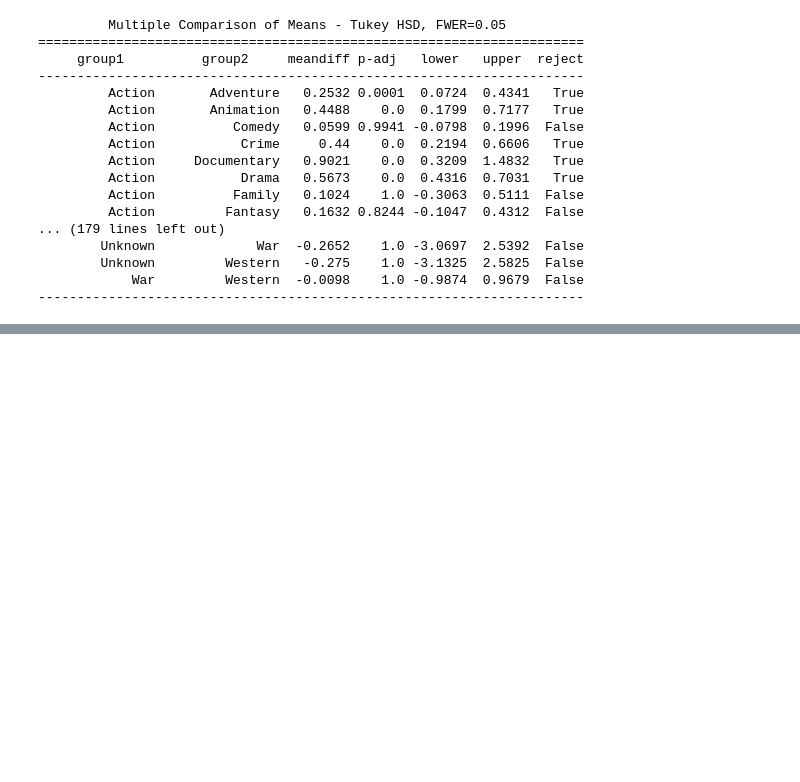
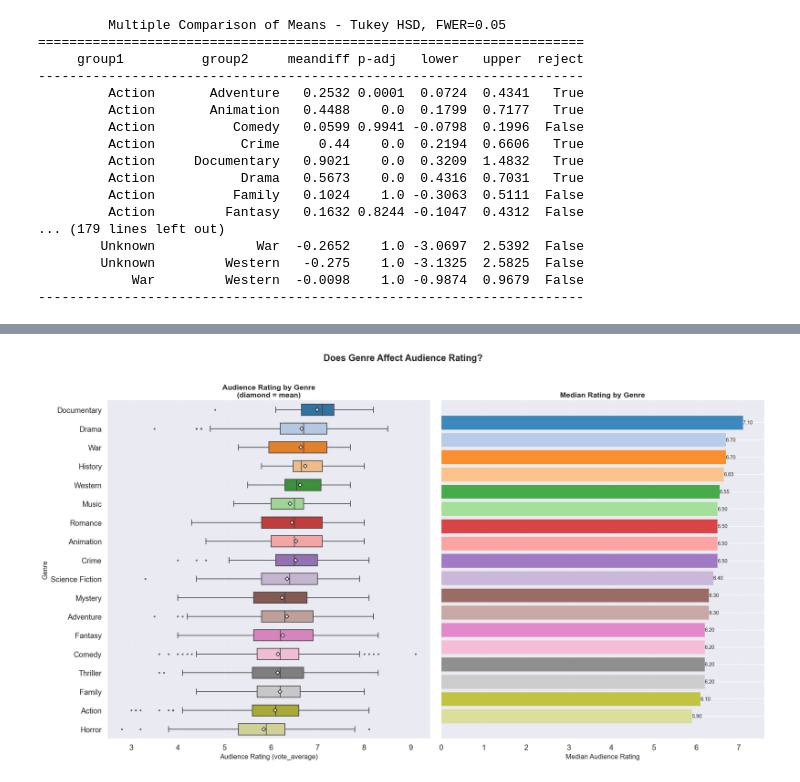
Before and after one commit to DheebhanJeganathan06/CMSC320-Final-Project, a Jupyter notebook: cmsc_320_final_project_checkpoint_2.ipynb, the cells around one changed output, grey strips where cells are left out. Cells and saved outputs as stored; diff of their text form; code cells hidden in the pictures; blank space fills up the shorter version.

```diff
--- a/cmsc_320_final_project_checkpoint_2.ipynb
+++ b/cmsc_320_final_project_checkpoint_2.ipynb
@@ -346,0 +450,50 @@ plt.show()
+# %%
+# Remove TV Movie and Unknown genres
+exclude = {'TV Movie', 'Unknown'}
+df_plot = df_clean[~df_clean['primary_genre'].isin(exclude)]
+
+genre_order = (df_plot.groupby('primary_genre')['vote_average']
+               .median().sort_values(ascending=False).index.tolist())
+
+palette = sns.color_palette('tab20', n_colors=len(genre_order))
+color_map = dict(zip(genre_order, palette))
+
+fig, axes = plt.subplots(1, 2, figsize=(18, 10))
+
+# Graph #1: Boxplot with mean marker
+sns.boxplot(
+    data=df_plot, y='primary_genre', x='vote_average',
+    order=genre_order, palette=palette,
+    width=0.6, linewidth=1.2, fliersize=2,
+    showmeans=True,
+    meanprops=dict(marker='D', markerfacecolor='white',
+                   markeredgecolor='black', markersize=5),
+    ax=axes[0]
+)
+axes[0].set_ylabel('Genre', fontsize=12)
+axes[0].set_xlabel('Audience Rating (vote_average)', fontsize=12)
+axes[0].set_title('Audience Rating by Genre\n(diamond = mean)', fontsize=13, fontweight='bold')
+axes[0].grid(axis='x', linestyle='--', alpha=0.4)
+axes[0].spines[['top', 'right']].set_visible(False)
+
+# Graph #2: Median rating bar chart for reference
+medians = (df_plot.groupby('primary_genre')['vote_average'].median().reindex(genre_order))
+
+axes[1].barh(genre_order[::-1], medians[::-1], color=[color_map[g] for g in genre_order[::-1]], edgecolor='none', alpha=0.85)
+for i, (genre, val) in enumerate(zip(genre_order[::-1], medians[::-1])):
+    axes[1].text(val, i, f'{val:.2f}', va='center', fontsize=9)
+
+axes[1].set_xlabel('Median Audience Rating', fontsize=12)
+axes[1].set_title('Median Rating by Genre', fontsize=13, fontweight='bold')
+axes[1].set_xlim(0, medians.max() + 0.5)
+axes[1].grid(axis='x', linestyle='--', alpha=0.4)
+axes[1].spines[['top', 'right']].set_visible(False)
+axes[1].set_yticklabels([])
+
+fig.suptitle('Does Genre Affect Audience Rating?', fontsize=16,
+             fontweight='bold', y=1.01)
+plt.tight_layout()
+plt.savefig('genre_vs_rating.png', dpi=150, bbox_inches='tight')
+plt.show()
+# %% [output]
+[figure, added]
```
Also changed, not shown: parts of 32 cells of this notebook, 6 other files.
